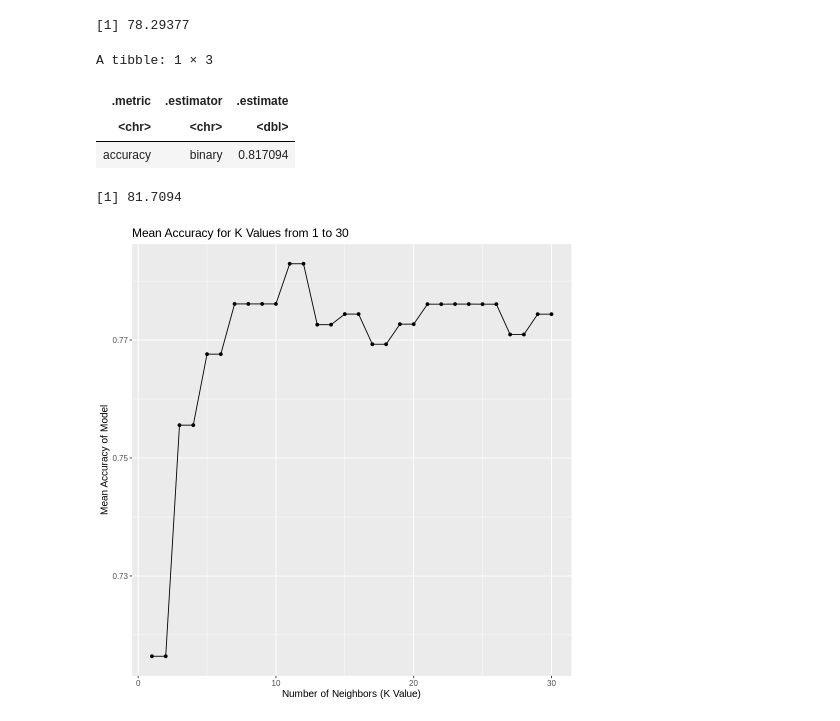
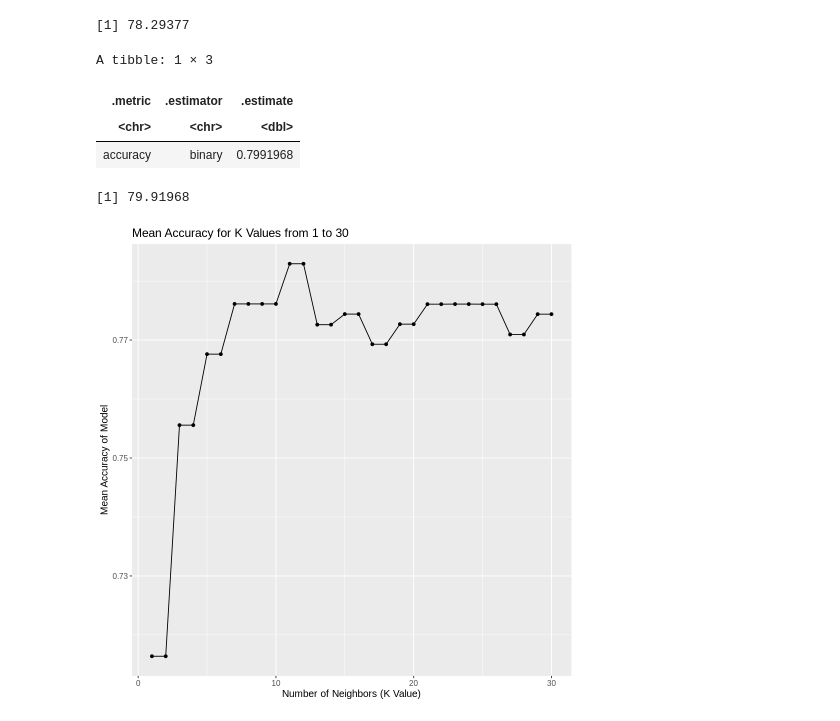
Before and after one commit to JahnaviChen/Heart-Disease, a Jupyter notebook: Heart Disease.ipynb, the cells around one changed output. Drawn from its saved outputs; the diff is of its cells as text; code cells hidden in the pictures.

```diff
--- a/Heart Disease.ipynb
+++ b/Heart Disease.ipynb
@@ -289,36 +289,36 @@ mean_accuracy_best_k
 heart_disease_recipe <- recipe(Presence_of_Heart_Disease ~ Age + serum_cholestorol + chest_pain_type + resting_blood_pressure + maximum_heart_rate, data = heart_disease_train ) %>%
     step_scale(all_predictors()) %>%
     step_center(all_predictors())
 heart_disease_scaled <- heart_disease_recipe %>%
         prep() %>%
         bake(heart_disease_train)
 
 #model
 
 knn_best_model <- nearest_neighbor(weight_func = "rectangular", neighbors = best_k_value) %>%
     set_engine("kknn")%>%
     set_mode("classification")
 
 #fit data
 heart_disease_fit <- workflow() %>%
     add_recipe(heart_disease_recipe) %>%
     add_model(knn_best_model) %>%
     fit(heart_disease_train)
 
 
 #Evalute accuracy
 heart_disease_testing_model <- heart_disease_fit %>%
-    predict(heart_disease_train) %>%
-    bind_cols(heart_disease_train) %>%
+    predict(heart_disease_test) %>%
+    bind_cols(heart_disease_test) %>%
     metrics(truth = Presence_of_Heart_Disease, estimate = .pred_class) %>%
     filter(.metric == "accuracy")
 
 heart_disease_testing_model
 # %% [output]
 A tibble: 1 × 3
 | .metric | .estimator | .estimate |
 | <chr> | <chr> | <dbl> |
-| accuracy | binary | 0.817094 |
+| accuracy | binary | 0.7991968 |
 # %%
 #accuracy of model
 
@@ -326,7 +326,7 @@ percent_accuracy <- heart_disease_testing_model%>%
     pull(.estimate)*100
 percent_accuracy
 # %% [output]
-[1] 81.7094
+[1] 79.91968
 # %%
 options(repr.plot.width = 8, repr.plot.height = 8)
 
```
